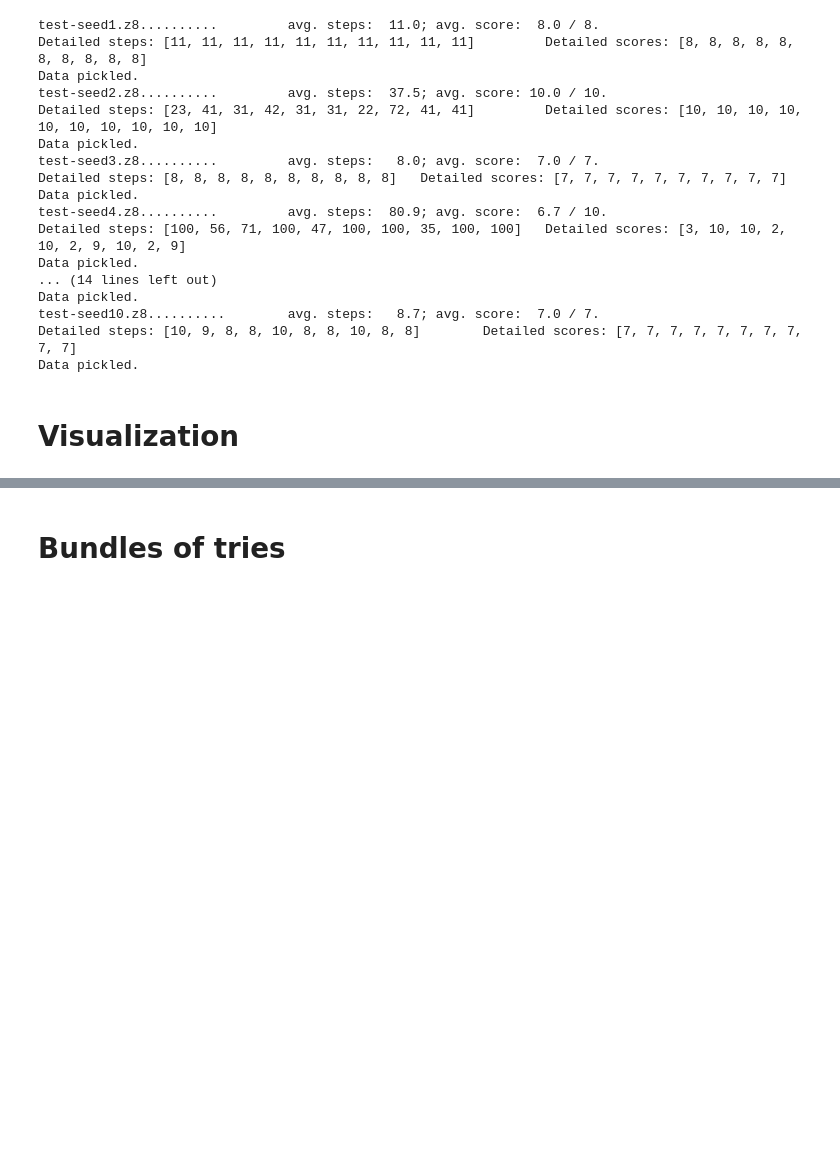
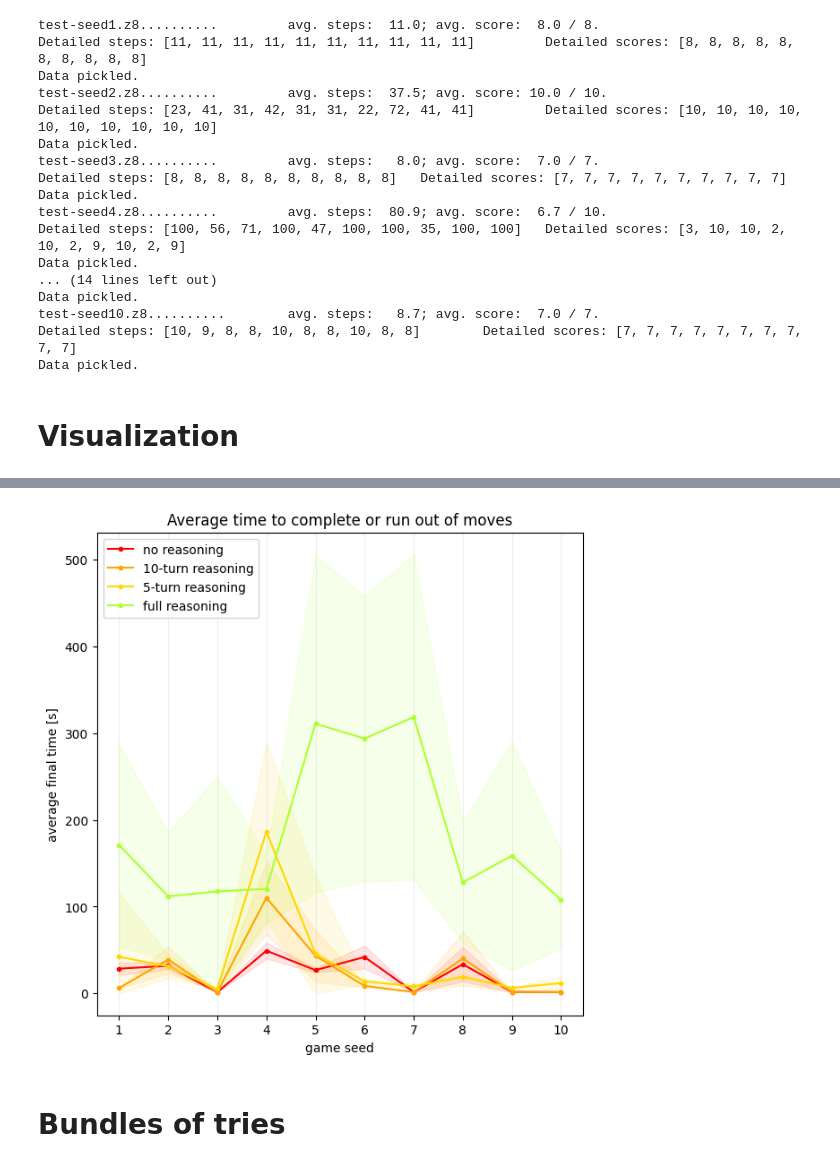
Before and after one commit to MizuGreg/LLMs-Play-Textual-Games, a Jupyter notebook: Code/Testing/Testing_2_XThink.ipynb, the cells around one changed output, grey strips where cells are left out. Drawn from its saved outputs; the diff is of its cells as text; code cells hidden in the pictures; blank space fills up the shorter version.

```diff
--- a/Code/Testing/Testing_2_XThink.ipynb
+++ b/Code/Testing/Testing_2_XThink.ipynb
@@ -568,20 +765,26 @@ plt.show()
 # %%
-fig, ax = plt.subplots()
-ax.plot(x, avg_scores_nothink, label="no reasoning", marker=".", linestyle="-", color="red")
-ax.plot(x, avg_scores_10think, label="10-turn reasoning", marker=".", linestyle="-", color="orange")
-ax.plot(x, avg_scores_5think, label="5-turn reasoning", marker=".", linestyle="-", color="gold")
-ax.plot(x, avg_scores_fullthink, label="full reasoning", marker=".", linestyle="-", color="greenyellow")
+fig, ax = plt.subplots(figsize=figsize)
+ax.plot(x, avg_times_nothink, label="no reasoning", marker=".", linestyle="-", color="red")
+ax.plot(x, avg_times_10think, label="10-turn reasoning", marker=".", linestyle="-", color="orange")
+ax.plot(x, avg_times_5think, label="5-turn reasoning", marker=".", linestyle="-", color="gold")
+ax.plot(x, avg_times_fullthink, label="full reasoning", marker=".", linestyle="-", color="greenyellow")
+ax.fill_between(x, np.array(avg_times_nothink) + np.array(std_times_nothink), np.clip(np.array(avg_times_nothink) - np.array(std_times_nothink), 0, None), alpha=0.1, color="red")
+ax.fill_between(x, np.array(avg_times_10think) + np.array(std_times_10think), np.clip(np.array(avg_times_10think) - np.array(std_times_10think), 0, None), alpha=0.1, color="orange")
+ax.fill_between(x, np.array(avg_times_5think) + np.array(std_times_5think), np.clip(np.array(avg_times_5think) - np.array(std_times_5think), 0, None), alpha=0.1, color="gold")
+ax.fill_between(x, np.array(avg_times_fullthink) + np.array(std_times_fullthink), np.clip(np.array(avg_times_fullthink) - np.array(std_times_fullthink), 0, None), alpha=0.1, color="greenyellow")
 
 ax.set_title("Average time to complete or run out of moves")
 ax.set_xlabel('game seed')
 ax.set_ylabel('average final time [s]')
 
 gridlines = np.arange(x[0], x[-1]+1, 1)
 ax.set_xticks(gridlines)
 ax.grid(axis="x", alpha=0.2)
 
 ax.legend()
 plt.show()
+# %% [output]
+[figure, added]
 # %% [markdown]
 # Bundles of tries
 # %%
```
Also changed, not shown: parts of 15 cells of this notebook, 10 other files.
